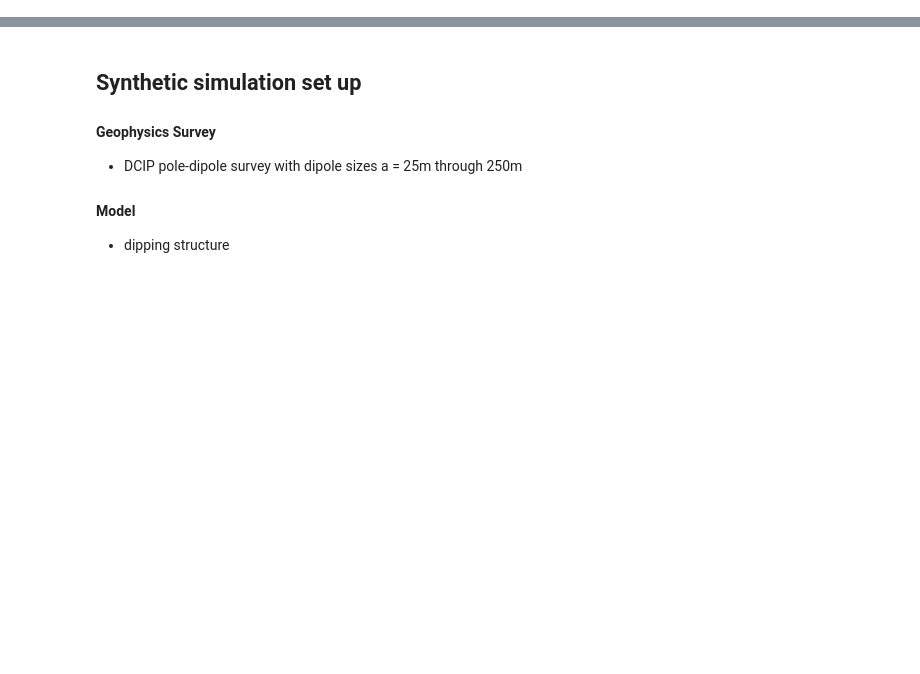
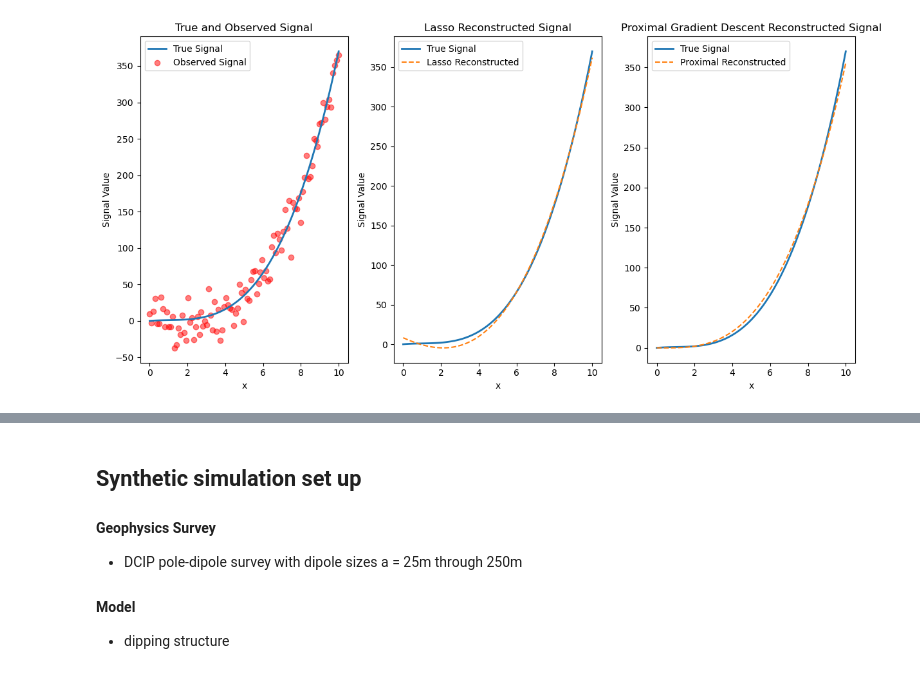
Before and after one commit to JKutt/transformers_segmentation, a Jupyter notebook: geological_segmentation/06-admm_results.ipynb, the cells around one changed output, grey strips where cells are left out. Saved outputs shown, nothing was run; the diff lists cells and outputs as text; code cells hidden in the pictures; blank space fills up the shorter version.

```diff
--- a/geological_segmentation/06-admm_results.ipynb
+++ b/geological_segmentation/06-admm_results.ipynb
@@ -140,6 +152,79 @@ Let's break this down step-by-step:
    $$
    \text{prox}_{\lambda \| \cdot \|_1}(v) = \text{sign}(v) \max(|v| - \lambda, 0)
    $$
+# %%
+import numpy as np
+import matplotlib.pyplot as plt
+from sklearn.linear_model import Lasso
+
+# Generate synthetic linear signal
+np.random.seed(42)
+n_samples = 100
+x = np.linspace(0, 10, n_samples)
+true_coefficients = np.array([2, -1.5, 0.5])
+X = np.vstack([x**i for i in range(1, len(true_coefficients) + 1)]).T
+true_signal = X.dot(true_coefficients)
+noise = np.random.normal(0, 20, n_samples)
+observed_signal = true_signal + noise
+
+# Lasso Regression using scikit-learn
+lasso = Lasso(alpha=0.1)
+lasso.fit(X, observed_signal)
+lasso_reconstructed = lasso.predict(X)
+lasso_coef = lasso.coef_
+
+# Proximal Gradient Descent for L1 norm
+def soft_thresholding(x, lam):
+    return np.sign(x) * np.maximum(np.abs(x) - lam, 0)
+
+def proximal_gradient_descent(X, y, lam, lr=0.1, max_iter=1):
+    n_samples, n_features = X.shape
+    beta = np.zeros(n_features)
+    for _ in range(max_iter):
+        gradient = - X.T.dot(y - X.dot(beta)) / n_samples
+        # print(beta)
+        beta = soft_thresholding(beta - lr * gradient, lam * lr)
+    return beta
+
+# Apply Proximal Gradient Descent
+lam = 0.1
+prox_coef = proximal_gradient_descent(X, observed_signal, lam, lr=1e-6, max_iter=5000)
+prox_reconstructed = X.dot(prox_coef)
+
+# Plot results
+plt.figure(figsize=(12, 6))
+
+# True and Observed Signal
+plt.subplot(1, 3, 1)
+plt.plot(x, true_signal, label='True Signal', linewidth=2)
+plt.scatter(x, observed_signal, color='red', alpha=0.5, label='Observed Signal')
+plt.title('True and Observed Signal')
+plt.xlabel('x')
+plt.ylabel('Signal Value')
+plt.legend()
+
+# Lasso Reconstructed Signal
+plt.subplot(1, 3, 2)
+plt.plot(x, true_signal, label='True Signal', linewidth=2)
+plt.plot(x, lasso_reconstructed, label='Lasso Reconstructed', linestyle='--')
+plt.title('Lasso Reconstructed Signal')
+plt.xlabel('x')
+plt.ylabel('Signal Value')
+plt.legend()
+
+# Proximal Gradient Descent Reconstructed Signal
+plt.subplot(1, 3, 3)
+plt.plot(x, true_signal, label='True Signal', linewidth=2)
+plt.plot(x, prox_reconstructed, label='Proximal Reconstructed', linestyle='--')
+plt.title('Proximal Gradient Descent Reconstructed Signal')
+plt.xlabel('x')
+plt.ylabel('Signal Value')
+plt.legend()
+
+plt.tight_layout()
+plt.show()
+# %% [output]
+[figure, added]
 # %% [markdown]
 # Aleternating Direction Method of Multipliers (ADMM) for Solving DCIP with Segmentation
 
```
Also changed, not shown: parts of 4 cells of this notebook.
